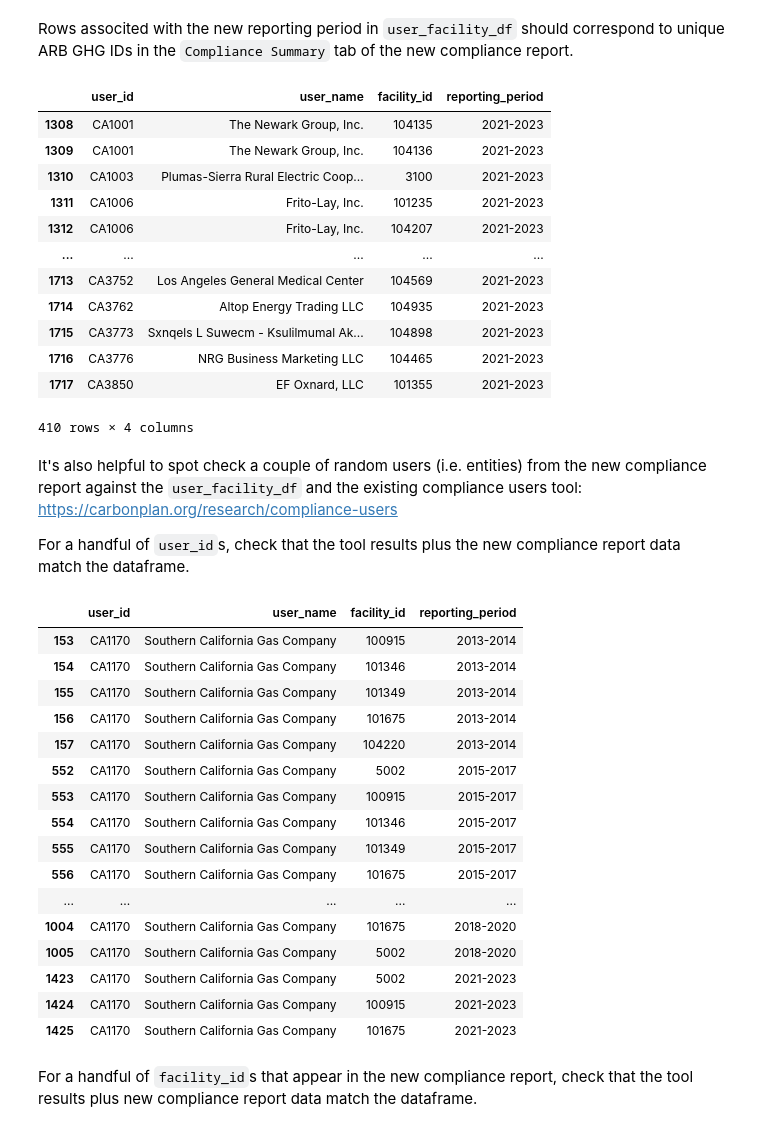
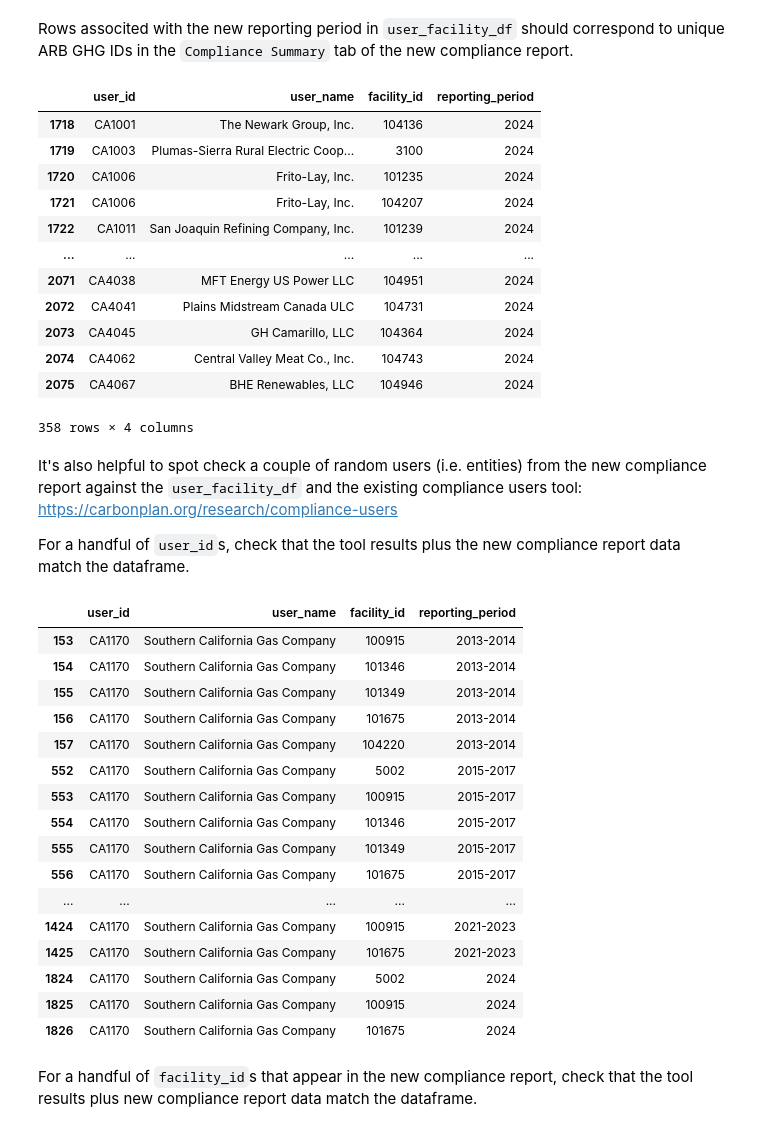
Before and after one commit to carbonplan/compliance-users, a Jupyter notebook: scripts/sandbox.ipynb, the cells around one changed output. Cells and saved outputs as stored; diff of their text form; code cells hidden in the pictures.

```diff
--- a/scripts/sandbox.ipynb
+++ b/scripts/sandbox.ipynb
@@ -7,26 +7,28 @@ import users_and_projects
 import pandas as pd
 # %%
 # Define years over which compliance data will be considered and where to find it
-# FOR UPDATES: add reporting and mrr data years
+# FOR UPDATES: add reporting and mrr data and file years
 
-reporting_periods = ["2013-2014", "2015-2017", "2018-2020", "2021-2023"]
-#reporting_periods = ["2013-2014", "2015-2017", "2018-2020", "2021", "2022"]
-mrr_data_years = [
-    "2013",
-    "2014",
-    "2015",
-    "2016",
-    "2017",
-    "2018",
-    "2019",
-    "2020",
-    "2021",
-    "2022",
-    "2023",
-]
+
+reporting_periods = ["2013-2014", "2015-2017", "2018-2020", "2021-2023", "2024"]
+mrr_data_years = ["2024"]
+mrr_file_year = {
+    "2013": "2019-11-04",
+    "2014": "2019-11-04",
+    "2015": "2019-11-04",
+    "2016": "2020-11-04",
+    "2017": "2020-11-04",
+    "2018": "2020-11-04",
+    "2019": "2020-11-04",
+    "2020": "2021-11-04",
+    "2021": "2022-11-04",
+    "2022": "2023-11-06",
+    "2023": "2024-11-15",
+    "2024": "2025-11-04"
+}
 
 # FOR UPDATES: change to latest issuance table file name
-issuance_table_path = "../data/nc-arboc_issuance_2024-12-10.xlsx"
+issuance_table_path = "../data/issuance-tables/nc-arboc_issuance_2025-12-15.xlsx"
 compliance_report_path = "../data/compliance-reports/"
 mrr_data_path = "../data/mrr-data/"
 # %% [markdown]
@@ -128,21 +132,21 @@ user_facility_df = users_and_facilities.read_user_facility_data(compliance_repor
 # %% [markdown]
 Rows associted with the new reporting period in `user_facility_df` should correspond to unique ARB GHG IDs in the `Compliance Summary` tab of the new compliance report.
 # %%
-user_facility_df[user_facility_df["reporting_period"]=="2021-2023"]
+user_facility_df[user_facility_df["reporting_period"]=="2024"]
 # %% [output]
 |  | user_id | user_name | facility_id | reporting_period |
-| 1308 | CA1001 | The Newark Group, Inc. | 104135 | 2021-2023 |
-| 1309 | CA1001 | The Newark Group, Inc. | 104136 | 2021-2023 |
-| 1310 | CA1003 | Plumas-Sierra Rural Electric Coop... | 3100 | 2021-2023 |
-| 1311 | CA1006 | Frito-Lay, Inc. | 101235 | 2021-2023 |
-| 1312 | CA1006 | Frito-Lay, Inc. | 104207 | 2021-2023 |
+| 1718 | CA1001 | The Newark Group, Inc. | 104136 | 2024 |
+| 1719 | CA1003 | Plumas-Sierra Rural Electric Coop... | 3100 | 2024 |
+| 1720 | CA1006 | Frito-Lay, Inc. | 101235 | 2024 |
+| 1721 | CA1006 | Frito-Lay, Inc. | 104207 | 2024 |
+| 1722 | CA1011 | San Joaquin Refining Company, Inc. | 101239 | 2024 |
 | ... | ... | ... | ... | ... |
-| 1713 | CA3752 | Los Angeles General Medical Center | 104569 | 2021-2023 |
-| 1714 | CA3762 | Altop Energy Trading LLC | 104935 | 2021-2023 |
-| 1715 | CA3773 | Sxnqels L Suwecm - Ksulilmumal Ak... | 104898 | 2021-2023 |
-| 1716 | CA3776 | NRG Business Marketing LLC | 104465 | 2021-2023 |
-| 1717 | CA3850 | EF Oxnard, LLC | 101355 | 2021-2023 |
+| 2071 | CA4038 | MFT Energy US Power LLC | 104951 | 2024 |
+| 2072 | CA4041 | Plains Midstream Canada ULC | 104731 | 2024 |
+| 2073 | CA4045 | GH Camarillo, LLC | 104364 | 2024 |
+| 2074 | CA4062 | Central Valley Meat Co., Inc. | 104743 | 2024 |
+| 2075 | CA4067 | BHE Renewables, LLC | 104946 | 2024 |
-410 rows × 4 columns
+358 rows × 4 columns
 # %% [markdown]
 It's also helpful to spot check a couple of random users (i.e. entities) from the new compliance report against the `user_facility_df` and the existing compliance users tool: https://carbonplan.org/research/compliance-users
 
@@ -162,11 +166,11 @@ user_facility_df[user_facility_df["user_id"]=="CA1170"]
 | 555 | CA1170 | Southern California Gas Company | 101349 | 2015-2017 |
 | 556 | CA1170 | Southern California Gas Company | 101675 | 2015-2017 |
 | ... | ... | ... | ... | ... |
-| 1004 | CA1170 | Southern California Gas Company | 101675 | 2018-2020 |
-| 1005 | CA1170 | Southern California Gas Company | 5002 | 2018-2020 |
-| 1423 | CA1170 | Southern California Gas Company | 5002 | 2021-2023 |
 | 1424 | CA1170 | Southern California Gas Company | 100915 | 2021-2023 |
 | 1425 | CA1170 | Southern California Gas Company | 101675 | 2021-2023 |
+| 1824 | CA1170 | Southern California Gas Company | 5002 | 2024 |
+| 1825 | CA1170 | Southern California Gas Company | 100915 | 2024 |
+| 1826 | CA1170 | Southern California Gas Company | 101675 | 2024 |
 # %% [markdown]
 For a handful of `facility_id`s that appear in the new compliance report, check that the tool results plus new compliance report data match the dataframe.
 # %%
```
Also changed, not shown: parts of 18 cells of this notebook, 15 other files.
